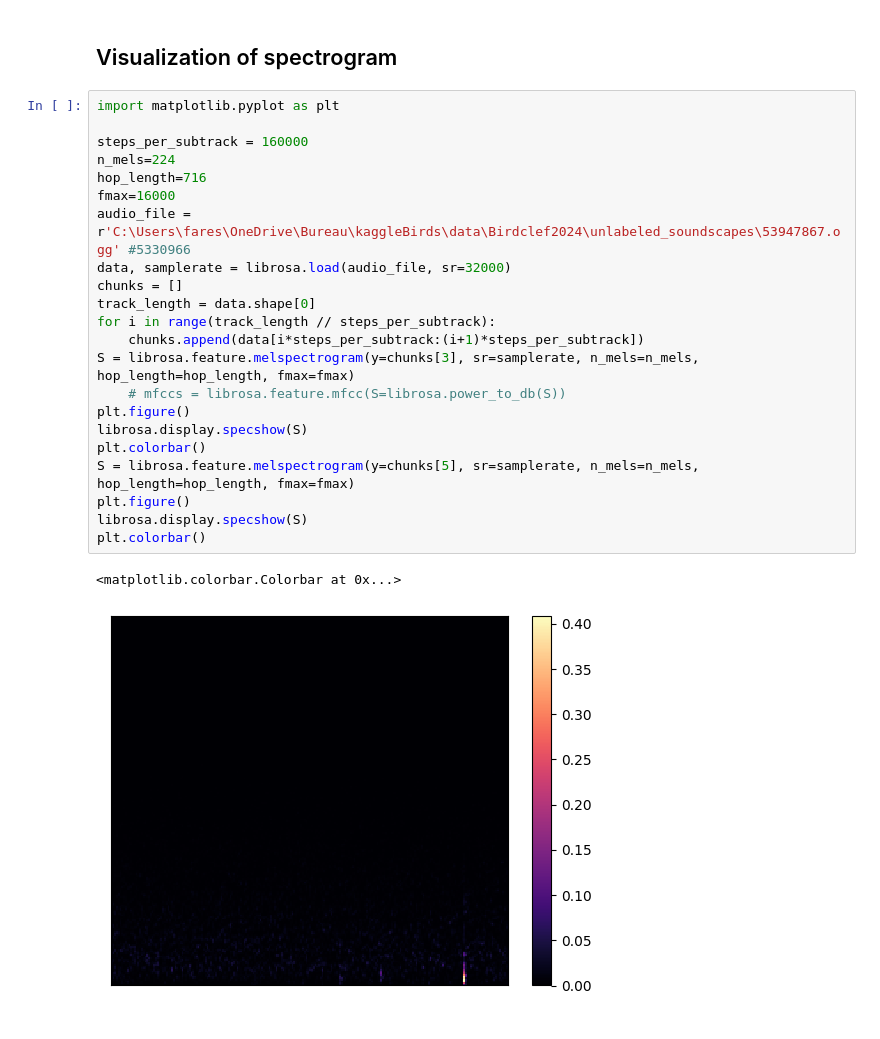
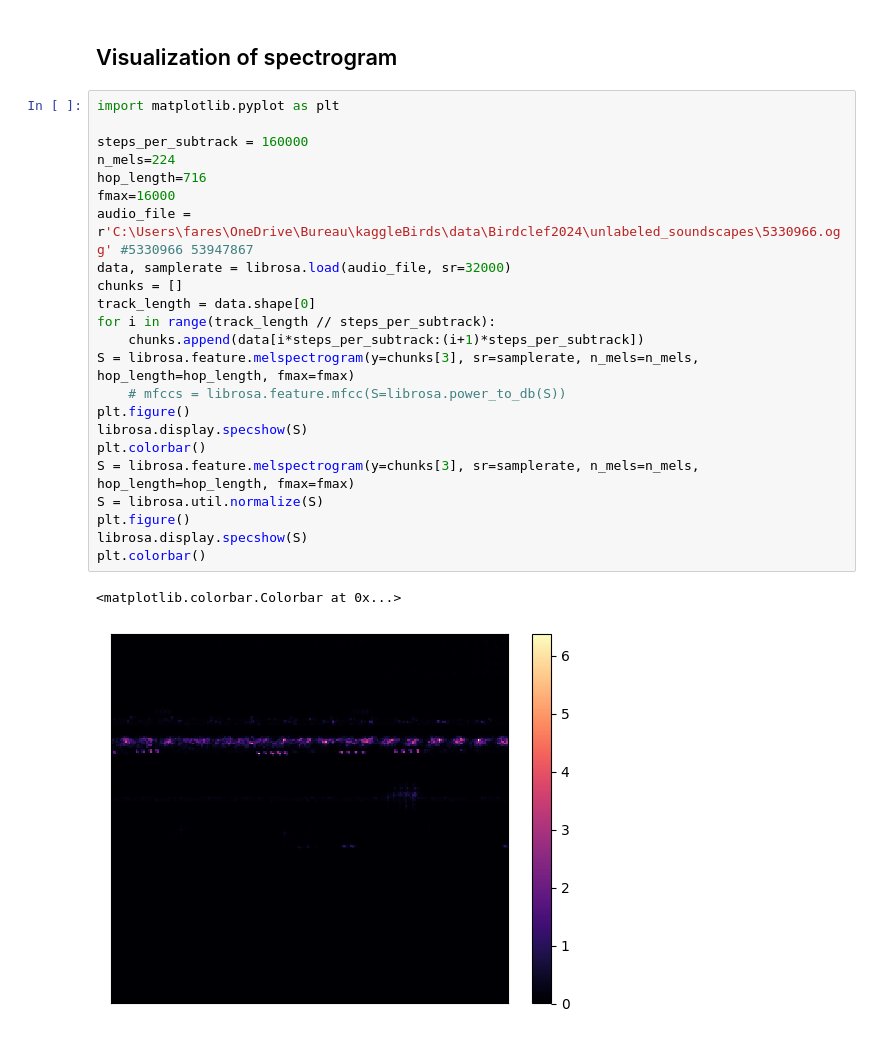
Before and after one commit to faresernez/KaggleBirds, a Jupyter notebook: code/dataExplo.ipynb, the cells around one changed output. Drawn from its saved outputs; the diff is of its cells as text.

```diff
--- a/code/dataExplo.ipynb
+++ b/code/dataExplo.ipynb
@@ -193,25 +193,26 @@ quantile 75% :  55.27562761306763
 # %%
 import matplotlib.pyplot as plt
 
 steps_per_subtrack = 160000
 n_mels=224
 hop_length=716
 fmax=16000
-audio_file = r'C:\Users\fares\OneDrive\Bureau\kaggleBirds\data\Birdclef2024\unlabeled_soundscapes\53947867.ogg' #5330966
+audio_file = r'C:\Users\fares\OneDrive\Bureau\kaggleBirds\data\Birdclef2024\unlabeled_soundscapes\5330966.ogg' #5330966 53947867
 data, samplerate = librosa.load(audio_file, sr=32000)
 chunks = []
 track_length = data.shape[0]
 for i in range(track_length // steps_per_subtrack):
     chunks.append(data[i*steps_per_subtrack:(i+1)*steps_per_subtrack])
 S = librosa.feature.melspectrogram(y=chunks[3], sr=samplerate, n_mels=n_mels, hop_length=hop_length, fmax=fmax)
     # mfccs = librosa.feature.mfcc(S=librosa.power_to_db(S))
 plt.figure()
 librosa.display.specshow(S)
 plt.colorbar()
-S = librosa.feature.melspectrogram(y=chunks[5], sr=samplerate, n_mels=n_mels, hop_length=hop_length, fmax=fmax)
+S = librosa.feature.melspectrogram(y=chunks[3], sr=samplerate, n_mels=n_mels, hop_length=hop_length, fmax=fmax)
+S = librosa.util.normalize(S)
 plt.figure()
 librosa.display.specshow(S)
 plt.colorbar()
 # %% [output]
 <matplotlib.colorbar.Colorbar at 0x...>
-[figure, old version]
+[figure, new version]
```
Also changed, not shown: parts of 1 cell of this notebook, 11 other files.
